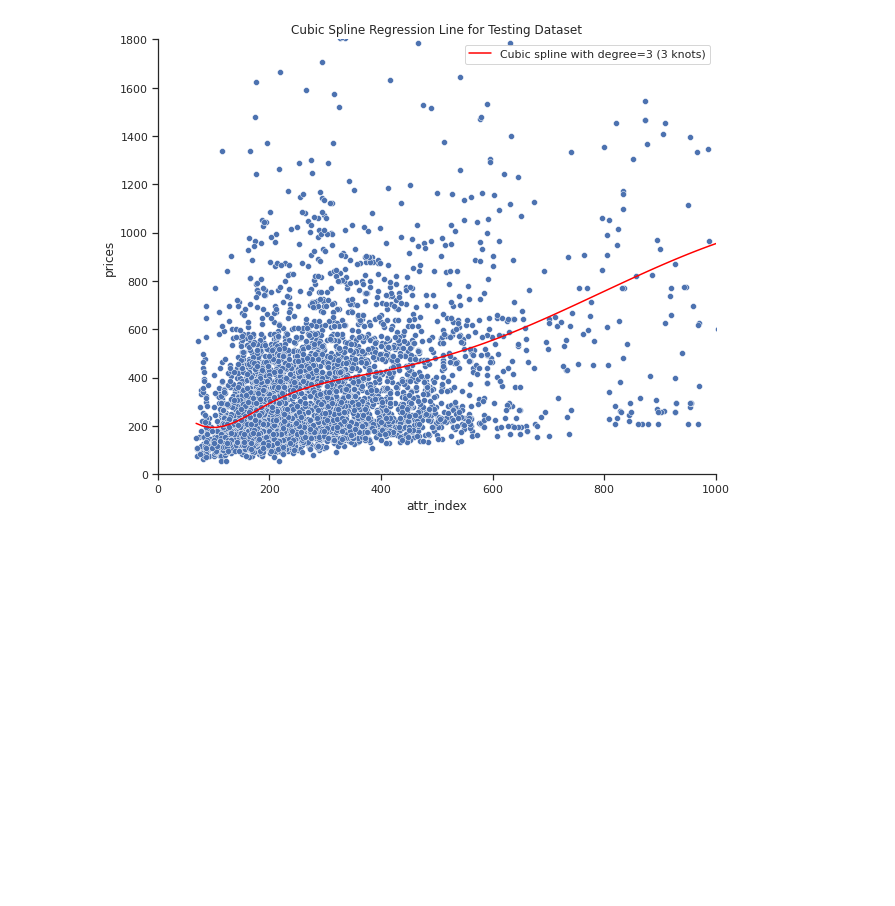
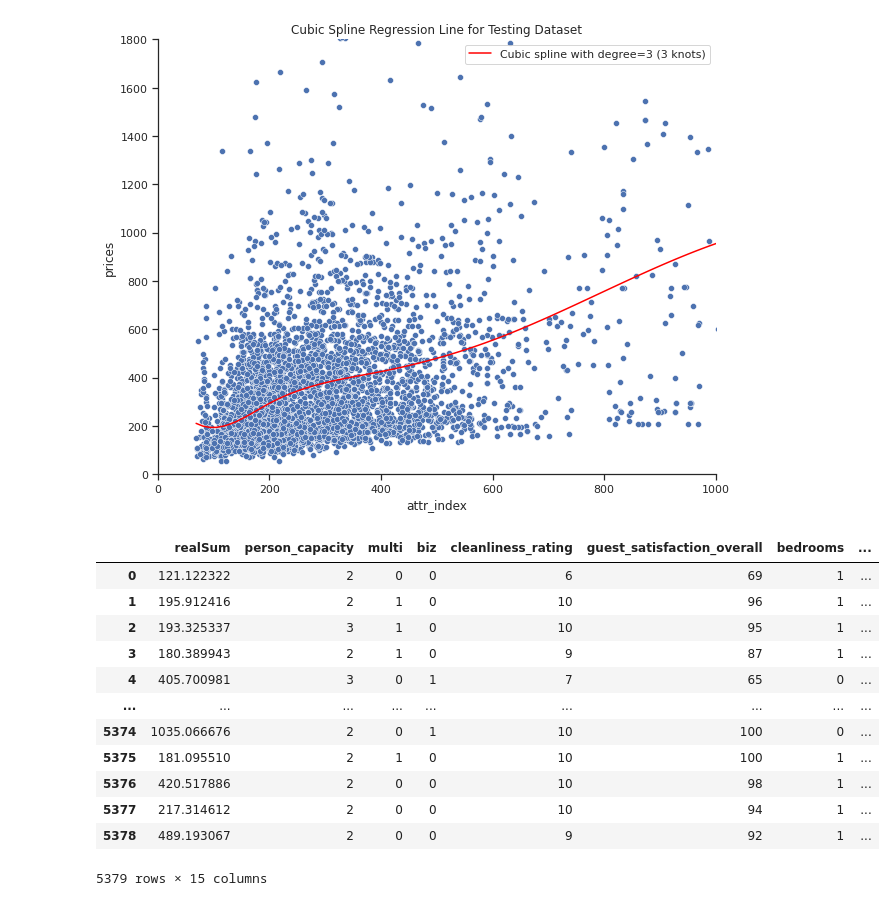
Before and after one commit to sanchariguhaniyogi/imageclassification, a Jupyter notebook: Untitled4.ipynb, the cells around one changed output. Drawn from its saved outputs; the diff is of its cells as text; code cells hidden in the pictures; blank space fills up the shorter version.

```diff
--- a/Untitled4.ipynb
+++ b/Untitled4.ipynb
@@ -192,0 +200,18 @@ Accuracy for Cubic Spline on testing data is :  252.39179622376045
+# %%
+df = pd.read_csv('londonweekends.csv', encoding='utf-8')
+# Print dataframe
+df
+# %% [output]
+|  | realSum | person_capacity | multi | biz | cleanliness_rating | guest_satisfaction_overall | bedrooms | ... |
+| 0 | 121.122322 | 2 | 0 | 0 | 6 | 69 | 1 | ... |
+| 1 | 195.912416 | 2 | 1 | 0 | 10 | 96 | 1 | ... |
+| 2 | 193.325337 | 3 | 1 | 0 | 10 | 95 | 1 | ... |
+| 3 | 180.389943 | 2 | 1 | 0 | 9 | 87 | 1 | ... |
+| 4 | 405.700981 | 3 | 0 | 1 | 7 | 65 | 0 | ... |
+| ... | ... | ... | ... | ... | ... | ... | ... | ... |
+| 5374 | 1035.066676 | 2 | 0 | 1 | 10 | 100 | 0 | ... |
+| 5375 | 181.095510 | 2 | 1 | 0 | 10 | 100 | 1 | ... |
+| 5376 | 420.517886 | 2 | 0 | 0 | 10 | 98 | 1 | ... |
+| 5377 | 217.314612 | 2 | 0 | 0 | 10 | 94 | 1 | ... |
+| 5378 | 489.193067 | 2 | 0 | 0 | 9 | 92 | 1 | ... |
+5379 rows × 15 columns
```
Also changed, not shown: parts of 5 cells of this notebook.
